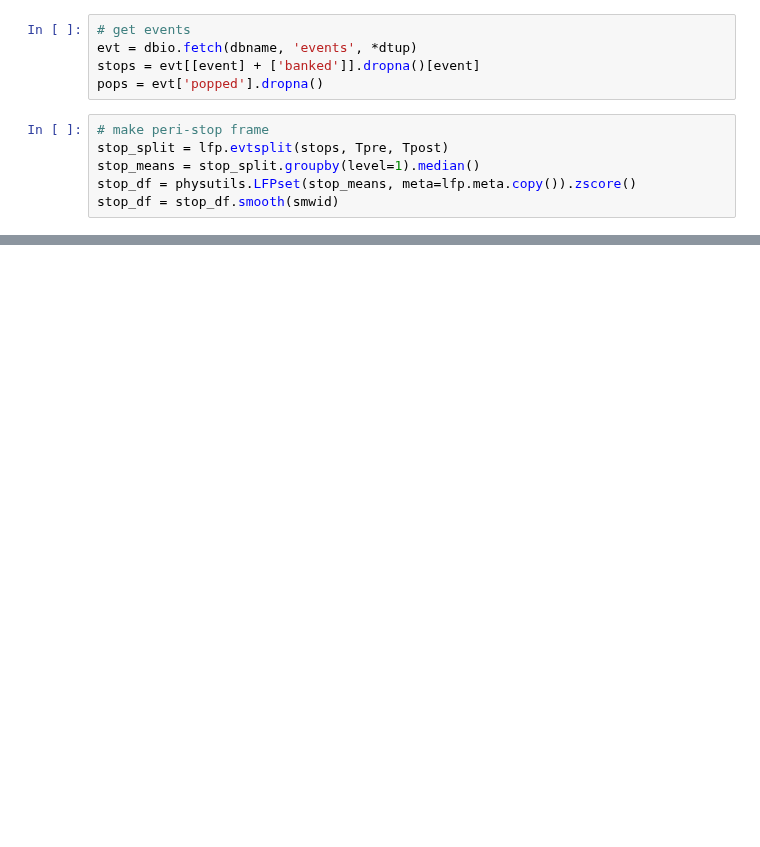
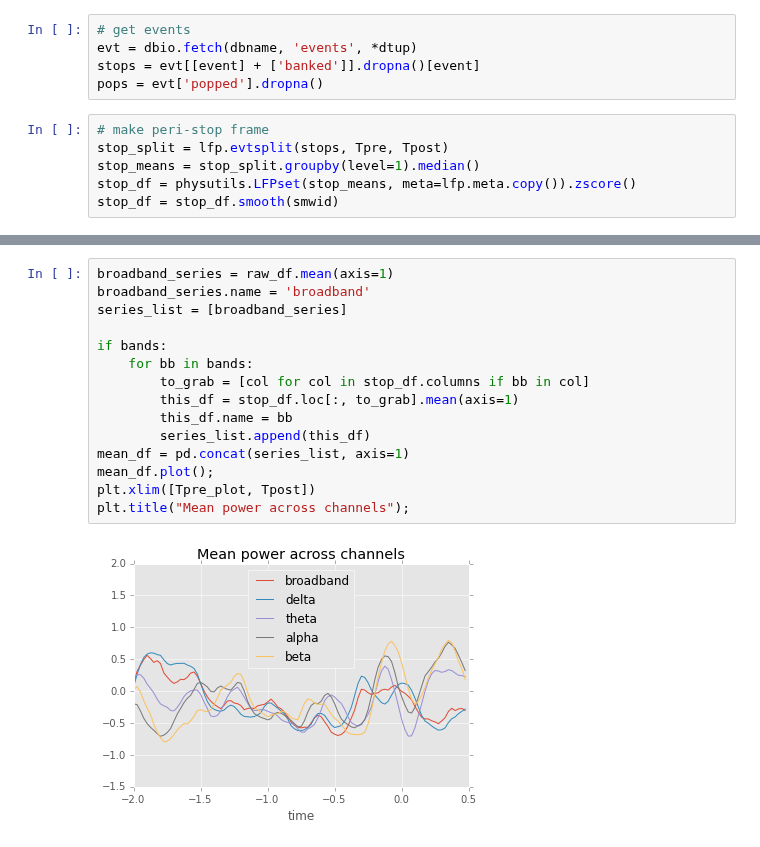
Before and after one commit to jmxpearson/hephys, a Jupyter notebook: bartc/plot_channel_traces.ipynb, the cells around one changed output, grey strips where cells are left out. Saved outputs shown, nothing was run; the diff lists cells and outputs as text; blank space fills up the shorter version.

```diff
--- a/bartc/plot_channel_traces.ipynb
+++ b/bartc/plot_channel_traces.ipynb
@@ -54,0 +79,17 @@ stop_df.plot(legend=False);
+# %%
+broadband_series = raw_df.mean(axis=1)
+broadband_series.name = 'broadband'
+series_list = [broadband_series]
+
+if bands:
+    for bb in bands:
+        to_grab = [col for col in stop_df.columns if bb in col]
+        this_df = stop_df.loc[:, to_grab].mean(axis=1)
+        this_df.name = bb
+        series_list.append(this_df)
+mean_df = pd.concat(series_list, axis=1)
+mean_df.plot();
+plt.xlim([Tpre_plot, Tpost])
+plt.title("Mean power across channels");
+# %% [output]
+[figure, added]
```
Also changed, not shown: parts of 9 cells of this notebook.
